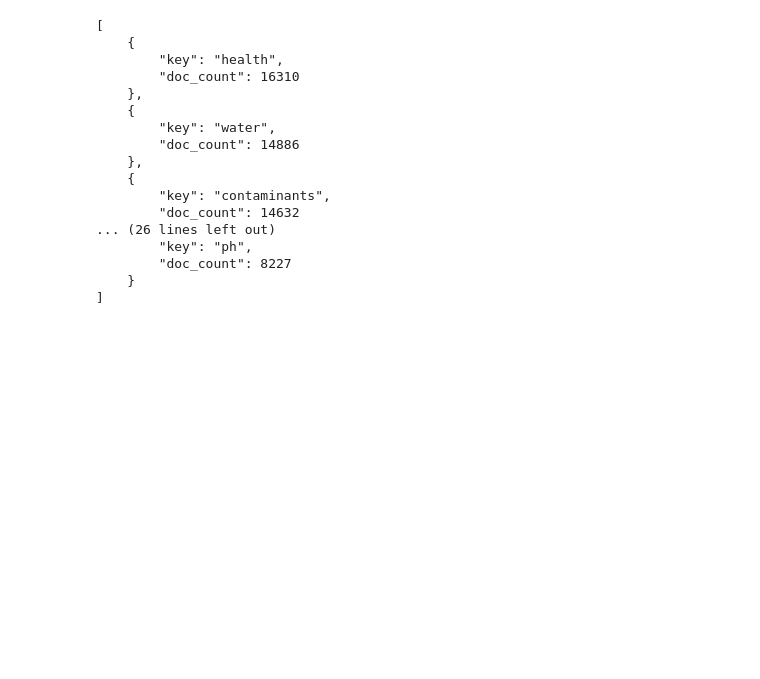
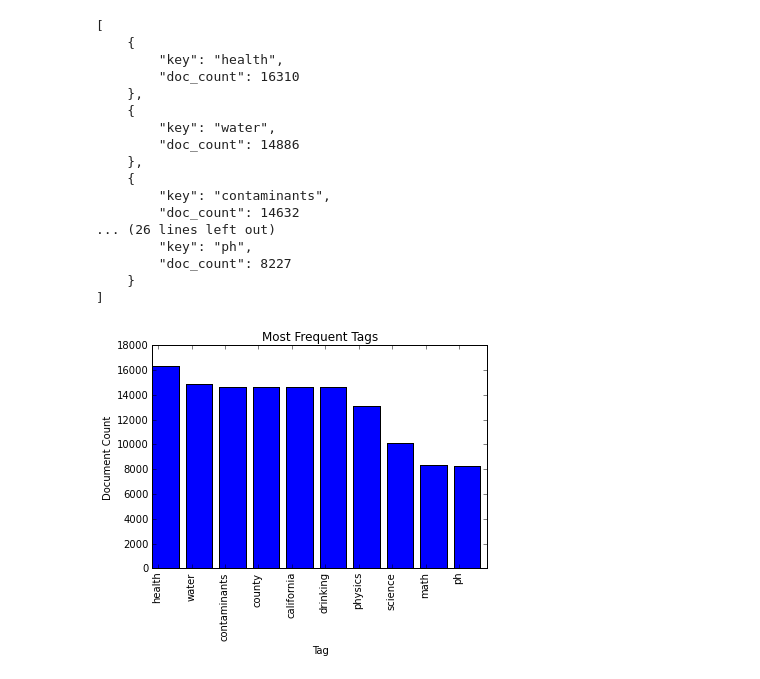
Before and after one commit to erinspace/scrapi_stats, a Jupyter notebook: scrapi_stats.ipynb, the cells around one changed output. Saved outputs shown, nothing was run; the diff lists cells and outputs as text; code cells hidden in the pictures; blank space fills up the shorter version.

```diff
--- a/scrapi_stats.ipynb
+++ b/scrapi_stats.ipynb
@@ -262,7 +342,7 @@ create_bar_graph(missing_by_field, "Documents Missing the Field: ", 'Title')
 # %%
 top_tags_search = search(agg_type='field', field='tags', all_results=False)
 # %%
-top_tags = top_tags_search['aggregations']['sources']['buckets']
+top_tags = full_results_to_list(top_tags_search)
 # %%
 print(json.dumps(top_tags, indent=4))
 # %% [output]
@@ -283,3 +363,7 @@ print(json.dumps(top_tags, indent=4))
         "doc_count": 8227
     }
 ]
+# %%
+create_bar_graph(top_tags, title="Most Frequent Tags", x_label="Tag")
+# %% [output]
+[figure, added]
```
Also changed, not shown: parts of 21 cells of this notebook.
